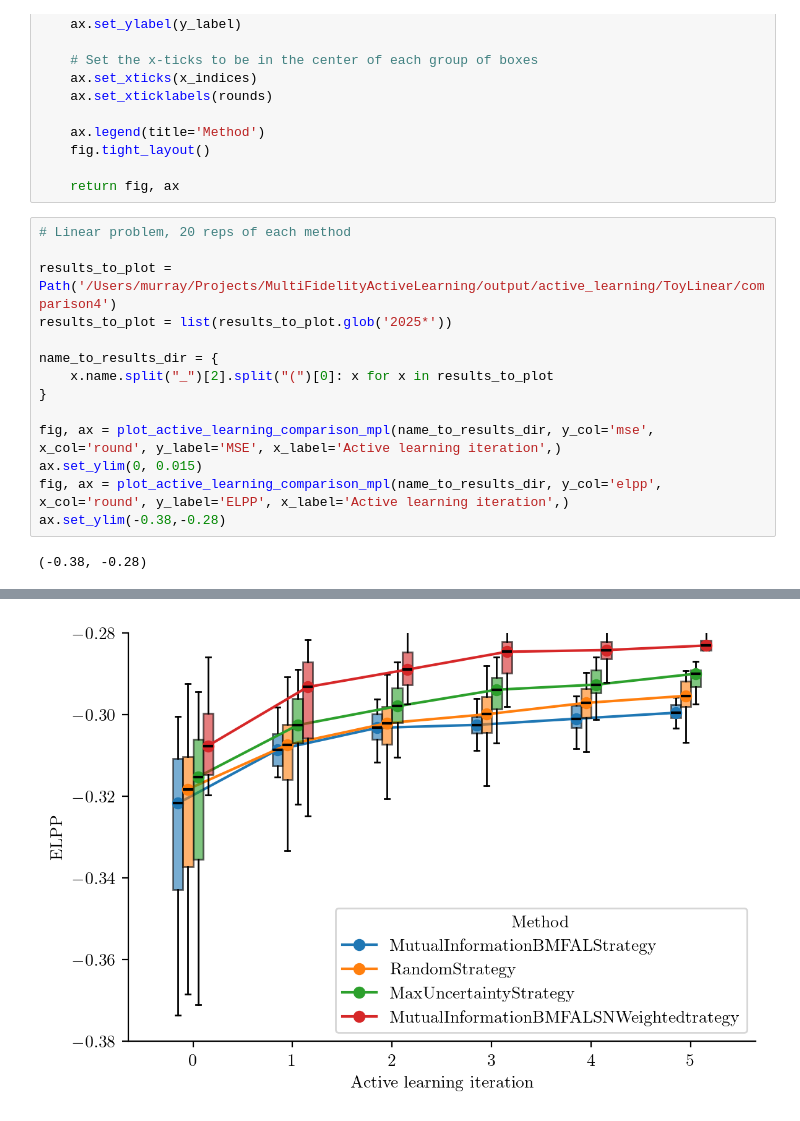
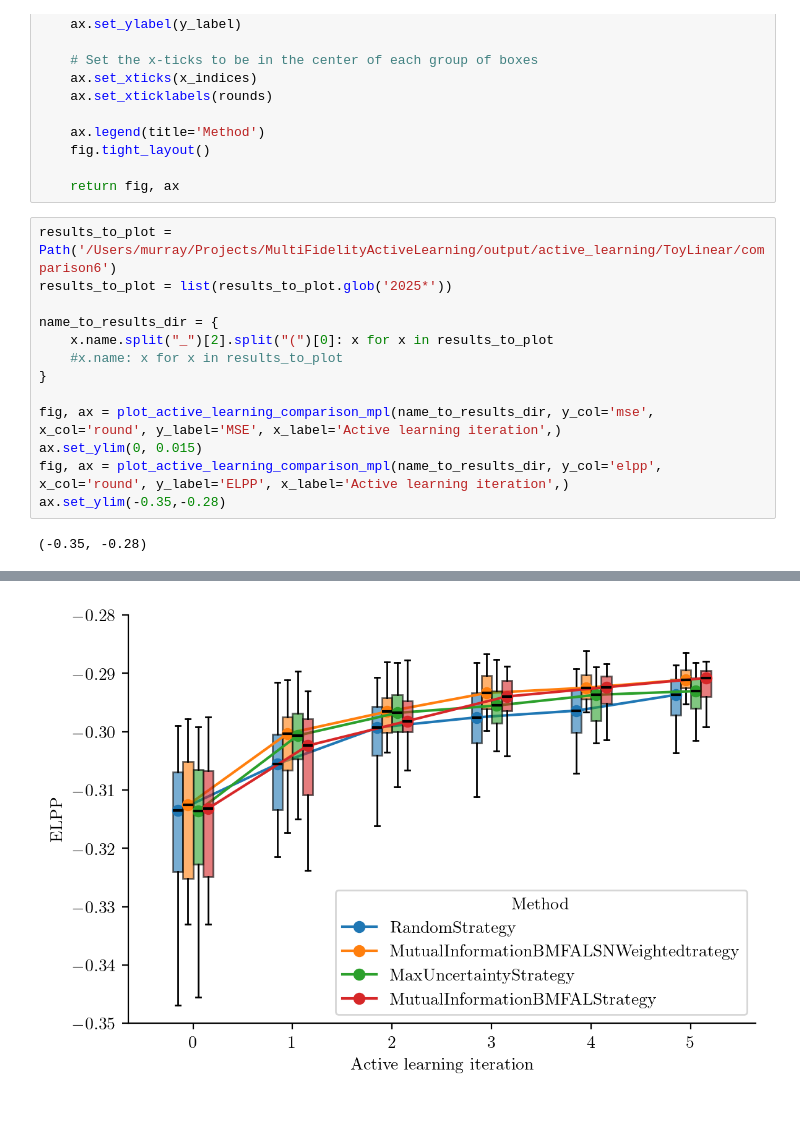
Before and after one commit to murraycutforth/psaap-active-learning, a Jupyter notebook: notebooks/compare_active_learning_strategies.ipynb, the cells around one changed output, grey strips where cells are left out. Drawn from its saved outputs; the diff is of its cells as text.

```diff
--- a/notebooks/compare_active_learning_strategies.ipynb
+++ b/notebooks/compare_active_learning_strategies.ipynb
@@ -134,18 +134,17 @@ def plot_active_learning_comparison_mpl(
 
     return fig, ax
 # %%
-# Linear problem, 20 reps of each method
-
-results_to_plot = Path('/Users/murray/Projects/MultiFidelityActiveLearning/output/active_learning/ToyLinear/comparison4')
+results_to_plot = Path('/Users/murray/Projects/MultiFidelityActiveLearning/output/active_learning/ToyLinear/comparison6')
 results_to_plot = list(results_to_plot.glob('2025*'))
 
 name_to_results_dir = {
     x.name.split("_")[2].split("(")[0]: x for x in results_to_plot
+    #x.name: x for x in results_to_plot
 }
 
 fig, ax = plot_active_learning_comparison_mpl(name_to_results_dir, y_col='mse', x_col='round', y_label='MSE', x_label='Active learning iteration',)
 ax.set_ylim(0, 0.015)
 fig, ax = plot_active_learning_comparison_mpl(name_to_results_dir, y_col='elpp', x_col='round', y_label='ELPP', x_label='Active learning iteration',)
-ax.set_ylim(-0.38,-0.28)
+ax.set_ylim(-0.35,-0.28)
 # %% [output]
-(-0.38, -0.28)
+(-0.35, -0.28)
@@ -153 +152 @@ ax.set_ylim(-0.38,-0.28)
-[figure, old version]
+[figure, new version]
```
Also changed, not shown: parts of 10 cells of this notebook, 10 other files.
